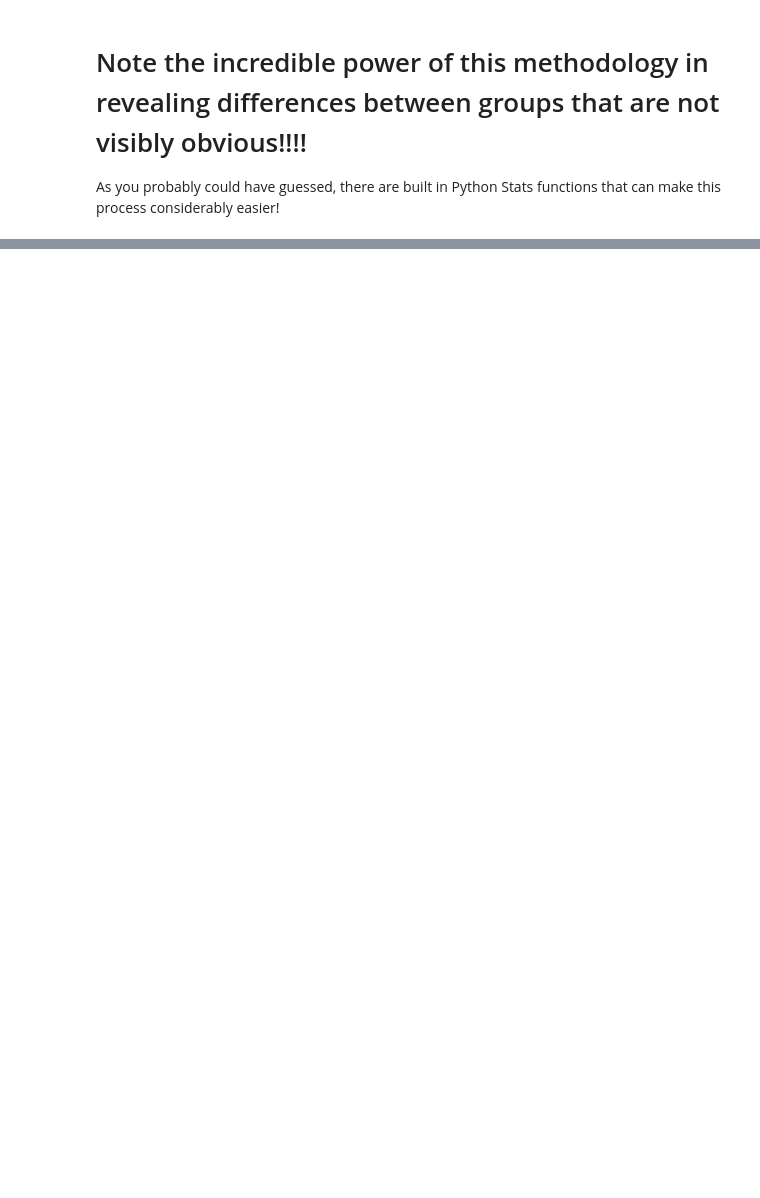
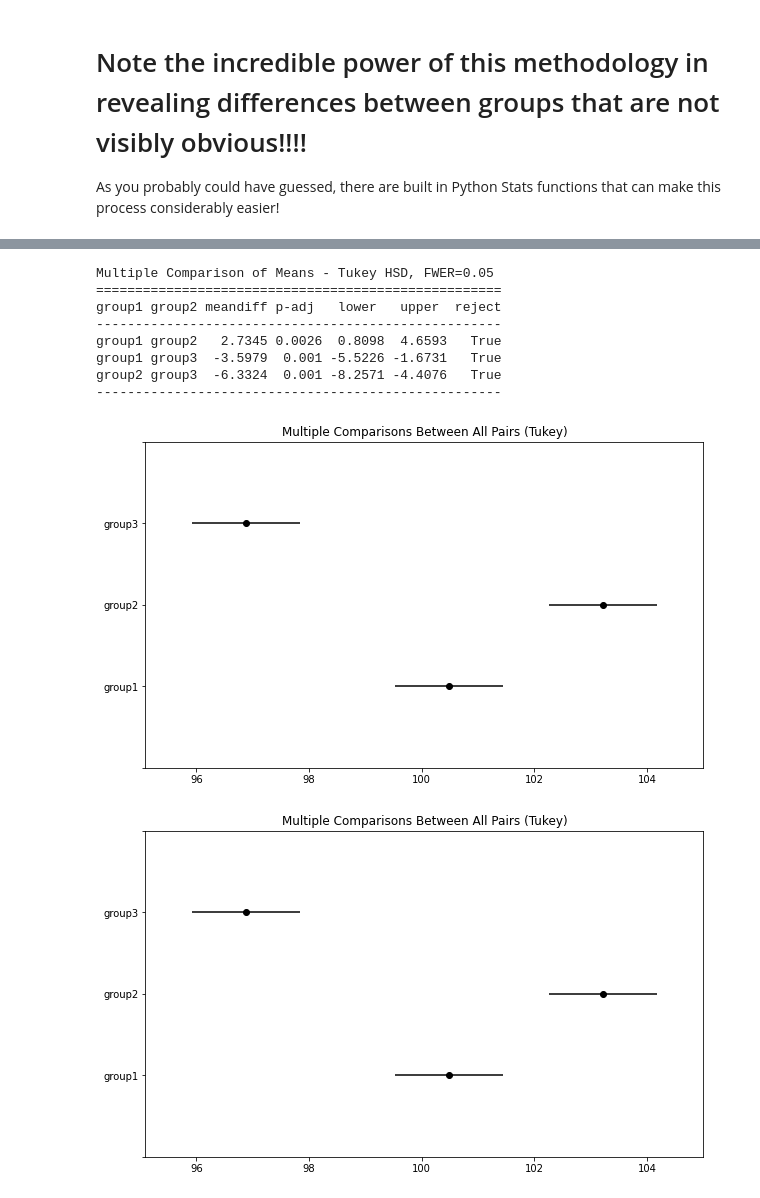
Before and after one commit to wdreames/phys341, a Jupyter notebook: ANOVA.ipynb, the cells around one changed output, grey strips where cells are left out. Cells and saved outputs as stored; diff of their text form; code cells hidden in the pictures; blank space fills up the shorter version.

```diff
--- a/ANOVA.ipynb
+++ b/ANOVA.ipynb
@@ -345,0 +616,17 @@ Residual      297.0  11240.637812   37.847265        NaN           NaN
+# %%
+# Put into dataframe
+
+df = pd.DataFrame()
+df['group1'] = group2a
+df['group2'] = group2b
+df['group3'] = group2c
+
+# Stack the data (and rename columns):
+
+stacked_data = df.stack().reset_index()
+stacked_data = stacked_data.rename(columns={'level_0': 'id',
+                                            'level_1': 'group',
+                                            0:'result'})
+# Show the dataframe:
+
+print (stacked_data)
@@ -345,0 +648,26 @@ Residual      297.0  11240.637812   37.847265        NaN           NaN
+# %%
+from statsmodels.stats.multicomp import (pairwise_tukeyhsd,
+                                         MultiComparison)
+
+# Set up the data for comparison (creates a specialised object)
+MultiComp = MultiComparison(stacked_data['result'],
+                            stacked_data['group'])
+
+# Show all pair-wise comparisons:
+
+# Print the comparisons
+
+print(MultiComp.tukeyhsd(alpha=alpha).summary())
+
+MultiComp.tukeyhsd().plot_simultaneous()
+# %% [output]
+Multiple Comparison of Means - Tukey HSD, FWER=0.05
+====================================================
+group1 group2 meandiff p-adj   lower   upper  reject
+----------------------------------------------------
+group1 group2   2.7345 0.0026  0.8098  4.6593   True
+group1 group3  -3.5979  0.001 -5.5226 -1.6731   True
+group2 group3  -6.3324  0.001 -8.2571 -4.4076   True
+----------------------------------------------------
+[figure, added]
+[figure, added]
```
Also changed, not shown: parts of 25 cells of this notebook, 2 other files.
